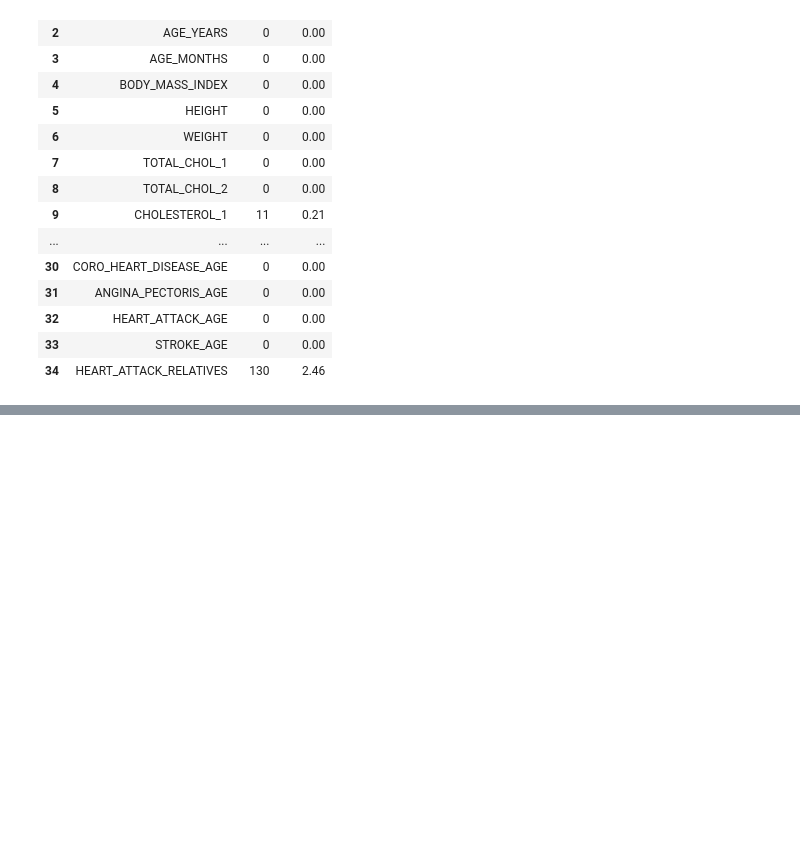
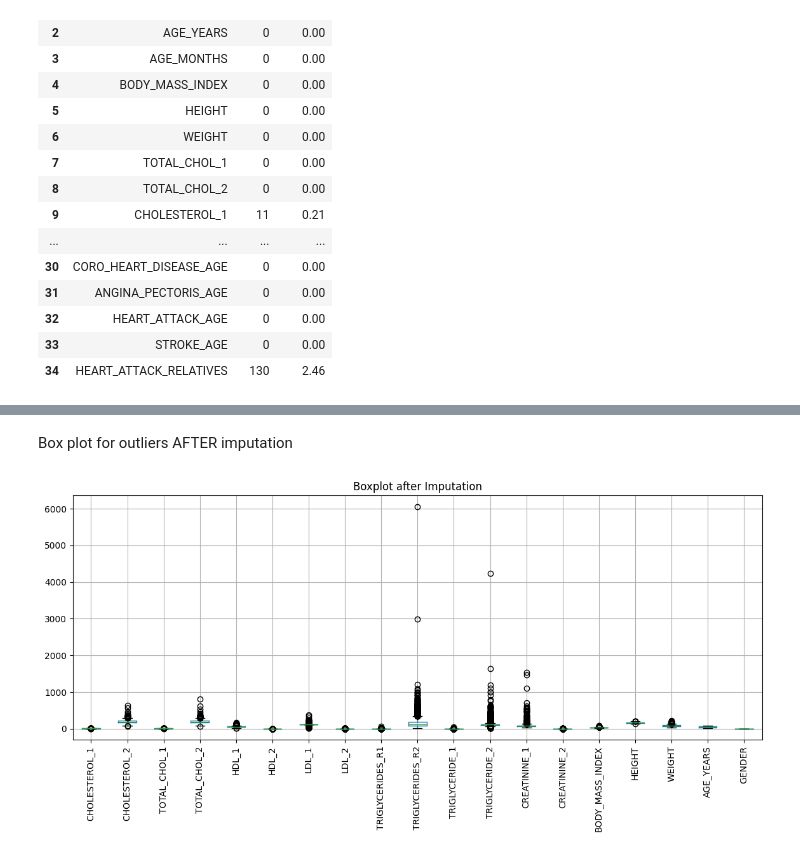
Before and after one commit to FrancoPalavicinoG/cellia, a Jupyter notebook: notebooks/02_ETL.ipynb, the cells around one changed output, grey strips where cells are left out. Cells and saved outputs as stored; diff of their text form; code cells hidden in the pictures; blank space fills up the shorter version.

```diff
--- a/notebooks/02_ETL.ipynb
+++ b/notebooks/02_ETL.ipynb
@@ -418,0 +446,7 @@ Dataset: Merged
+# %%
+from sklearn.experimental import enable_iterative_imputer
+from sklearn.impute import IterativeImputer
+import numpy as np
+
+imp_iter = IterativeImputer(random_state=42, max_iter=15, tol=1e-3)
+df[bio_cols] = imp_iter.fit_transform(df[bio_cols])
@@ -418,0 +475,8 @@ Dataset: Merged
+# %% [markdown]
+Box plot for outliers AFTER imputation
+# %%
+df[bio_cols].boxplot(rot=90, figsize=(14,5))
+plt.title("Boxplot after Imputation")
+plt.show()
+# %% [output]
+[figure, added]
```
Also changed, not shown: parts of 11 cells of this notebook.
